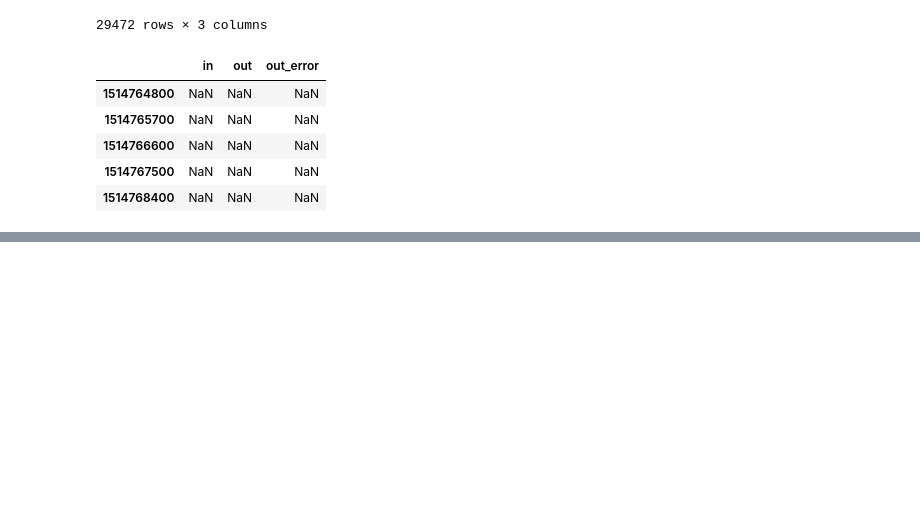
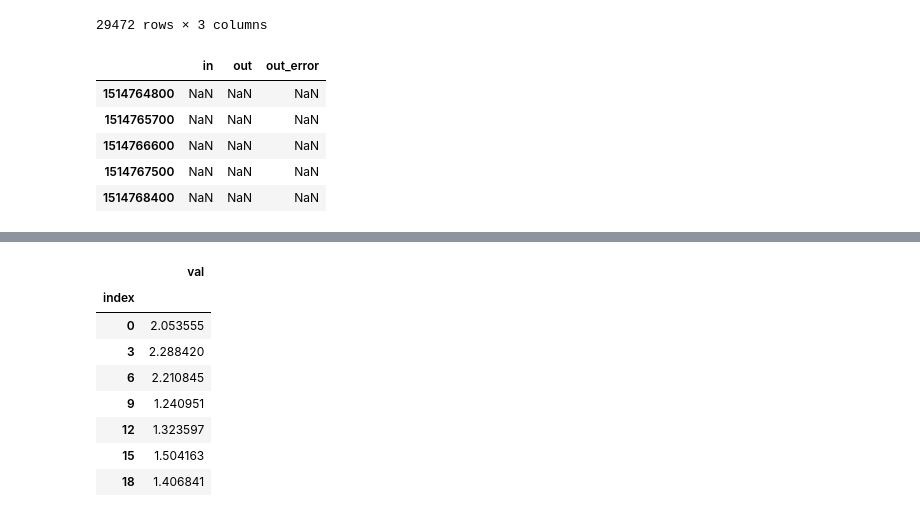
Before and after one commit to luckP/ProjetoInvestiga-pv2, a Jupyter notebook: Notebooks/DataAnalytics.ipynb, the cells around one changed output, grey strips where cells are left out. Saved outputs shown, nothing was run; the diff lists cells and outputs as text; code cells hidden in the pictures; blank space fills up the shorter version.

```diff
--- a/Notebooks/DataAnalytics.ipynb
+++ b/Notebooks/DataAnalytics.ipynb
@@ -181,0 +216,13 @@ square_list[1]
+# %%
+df3 = df2.groupby(['index']).sum()
+df3
+# %% [output]
+|  | val |
+| index |  |
+| 0 | 2.053555 |
+| 3 | 2.288420 |
+| 6 | 2.210845 |
+| 9 | 1.240951 |
+| 12 | 1.323597 |
+| 15 | 1.504163 |
+| 18 | 1.406841 |
```
Also changed, not shown: parts of 5 cells of this notebook, 45 other files.
